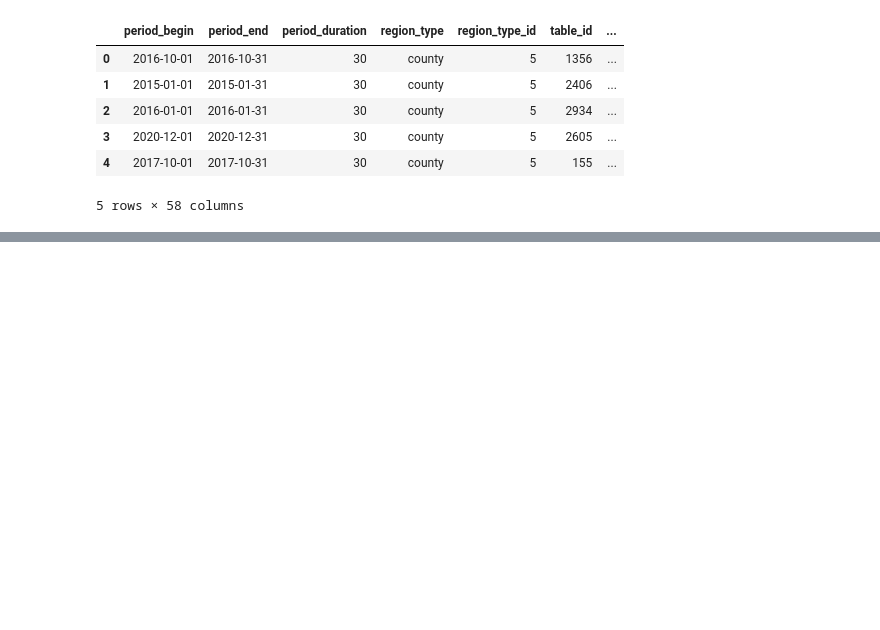
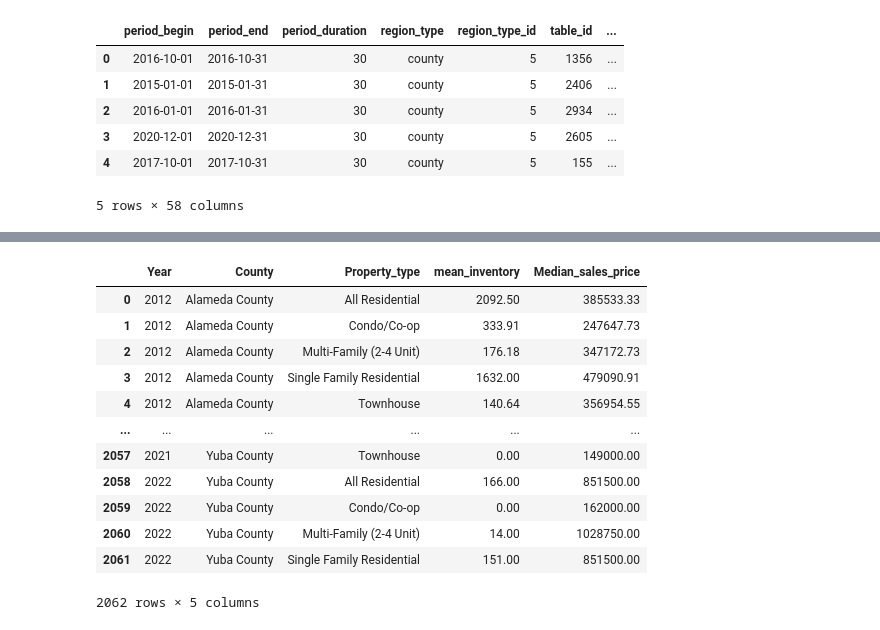
Before and after one commit to samuelj7/Project-3, a Jupyter notebook: data_cleaning.ipynb, the cells around one changed output, grey strips where cells are left out. Cells and saved outputs as stored; diff of their text form; code cells hidden in the pictures; blank space fills up the shorter version.

```diff
--- a/data_cleaning.ipynb
+++ b/data_cleaning.ipynb
@@ -74,0 +213,16 @@ orange_df
+# %%
+inv_county_df
+# %% [output]
+|  | Year | County | Property_type | mean_inventory | Median_sales_price |
+| 0 | 2012 | Alameda County | All Residential | 2092.50 | 385533.33 |
+| 1 | 2012 | Alameda County | Condo/Co-op | 333.91 | 247647.73 |
+| 2 | 2012 | Alameda County | Multi-Family (2-4 Unit) | 176.18 | 347172.73 |
+| 3 | 2012 | Alameda County | Single Family Residential | 1632.00 | 479090.91 |
+| 4 | 2012 | Alameda County | Townhouse | 140.64 | 356954.55 |
+| ... | ... | ... | ... | ... | ... |
+| 2057 | 2021 | Yuba County | Townhouse | 0.00 | 149000.00 |
+| 2058 | 2022 | Yuba County | All Residential | 166.00 | 851500.00 |
+| 2059 | 2022 | Yuba County | Condo/Co-op | 0.00 | 162000.00 |
+| 2060 | 2022 | Yuba County | Multi-Family (2-4 Unit) | 14.00 | 1028750.00 |
+| 2061 | 2022 | Yuba County | Single Family Residential | 151.00 | 851500.00 |
+2062 rows × 5 columns
```
Also changed, not shown: parts of 11 cells of this notebook, 1 other file.
